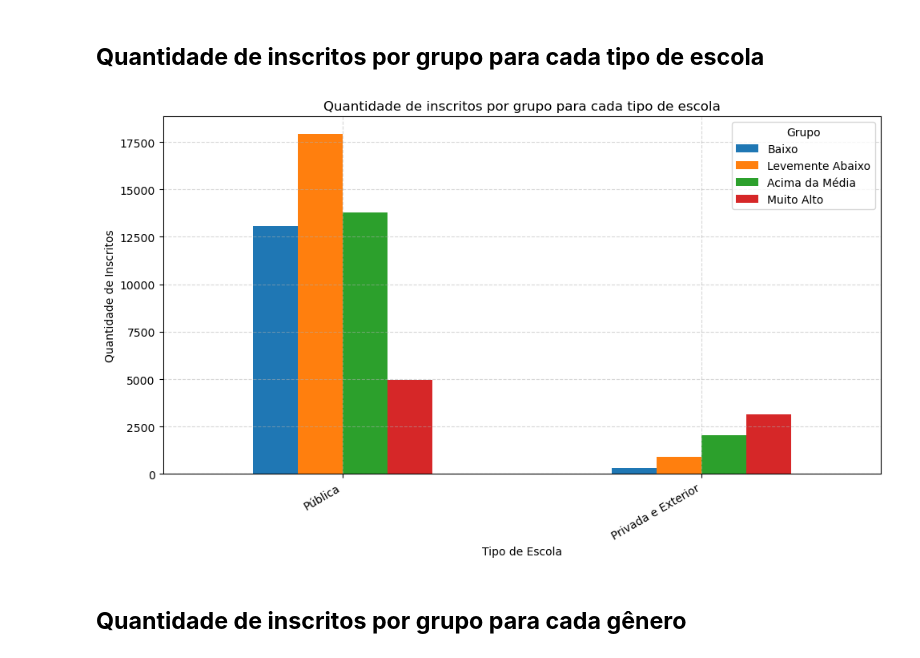
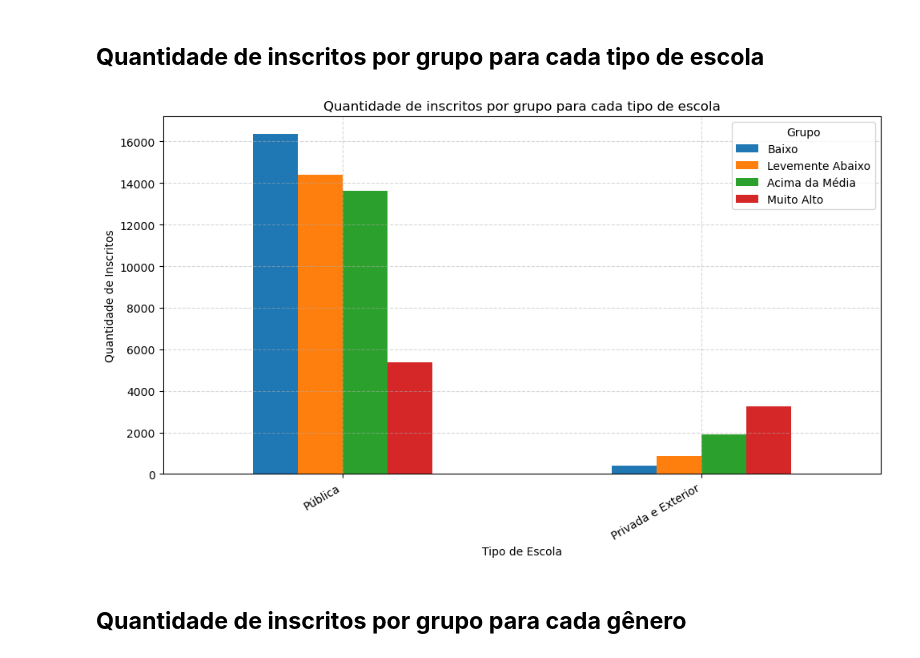
Before and after one commit to NandaLeal/TCC, a Jupyter notebook: TCC - FASE 3 .ipynb, the cells around one changed output. Drawn from its saved outputs; the diff is of its cells as text; code cells hidden in the pictures.

```diff
--- a/TCC - FASE 3 .ipynb
+++ b/TCC - FASE 3 .ipynb
@@ -728,34 +781,59 @@ Ano
 # %% [markdown]
 ## **Quantidade de inscritos por grupo para cada tipo de escola**
 # %%
-colunas_notas = ["TP_ESCOLA", "NU_NOTA_CN", "NU_NOTA_CH", "NU_NOTA_LC", "NU_NOTA_MT"]
-notas = df_ifnmg[colunas_notas].dropna().copy()
+cols = ["TP_ESCOLA","NU_NOTA_CN","NU_NOTA_CH","NU_NOTA_LC","NU_NOTA_MT"]
+base = df_ifnmg[cols].dropna().copy()
+base["MEDIA_GERAL"] = base[["NU_NOTA_CN","NU_NOTA_CH","NU_NOTA_LC","NU_NOTA_MT"]].mean(axis=1)
 
-notas["MEDIA_GERAL"] = notas[["NU_NOTA_CN","NU_NOTA_CH","NU_NOTA_LC","NU_NOTA_MT"]].mean(axis=1)
+ordem_escola = [0, 1]
+base["TP_ESCOLA"] = pd.Categorical(base["TP_ESCOLA"], categories=ordem_escola, ordered=True)
 
-X = notas[["NU_NOTA_CN","NU_NOTA_CH","NU_NOTA_LC","NU_NOTA_MT"]].values
+X = base[["NU_NOTA_CN","NU_NOTA_CH","NU_NOTA_LC","NU_NOTA_MT"]].values
+kmeans = KMeans(n_clusters=4, n_init=10, random_state=42)
+cluster_labels = kmeans.fit_predict(X)
+
+ordem_por_media = (
+    pd.DataFrame({"label": cluster_labels, "MEDIA_GERAL": base["MEDIA_GERAL"].values})
+      .groupby("label", observed=True)["MEDIA_GERAL"].mean()
+      .sort_values()
+      .index.tolist()
+)
+rank_map = {lab: rank for rank, lab in enumerate(ordem_por_media)}
+nomes = ["Baixo","Levemente Abaixo","Acima da Média","Muito Alto"]
+
+base["Cluster"] = pd.Categorical(
+    [nomes[rank_map[l]] for l in cluster_labels],
+    categories=nomes, ordered=True
+)
+
+contagem = (
+    base.groupby(["TP_ESCOLA","Cluster"], observed=True)
+        .size()
+        .rename("Quantidade")
+        .reset_index()
+)
+
+tabela = (contagem
+          .pivot_table(index="TP_ESCOLA", columns="Cluster", values="Quantidade",
+                       aggfunc="sum", observed=True)
+          .reindex(index=ordem_escola, columns=nomes)
+          .fillna(0)
+          .astype(int))
+
 mapa_escola = {0: "Pública", 1: "Privada e Exterior"}
-ordem_escola = [0, 1]  # ordem no eixo X
-
-tabela = (
-    contagem.pivot(index="TP_ESCOLA", columns="Cluster", values="Quantidade")
-            .reindex(index=ordem_escola, columns=["Baixo","Levemente Abaixo","Acima da Média","Muito Alto"])
-            .fillna(0)
-            .astype(int)
-)
-tabela.index = [mapa_escola[i] for i in tabela.index]
+tabela.index = [mapa_escola.get(i, i) for i in tabela.index]
 
 ax = tabela.plot(kind="bar", figsize=(10, 6))
 ax.set_title("Quantidade de inscritos por grupo para cada tipo de escola")
 ax.set_xlabel("Tipo de Escola")
 ax.set_ylabel("Quantidade de Inscritos")
 ax.legend(title="Grupo")
 ax.grid(True, linestyle="--", alpha=0.5)
 plt.xticks(rotation=30, ha="right")
 plt.tight_layout()
 plt.show()
 # %% [output]
-[figure, old version]
+[figure, new version]
 # %% [markdown]
 ## **Quantidade de inscritos por grupo para cada gênero**
 # %%
```
Also changed, not shown: parts of 6 cells of this notebook.
